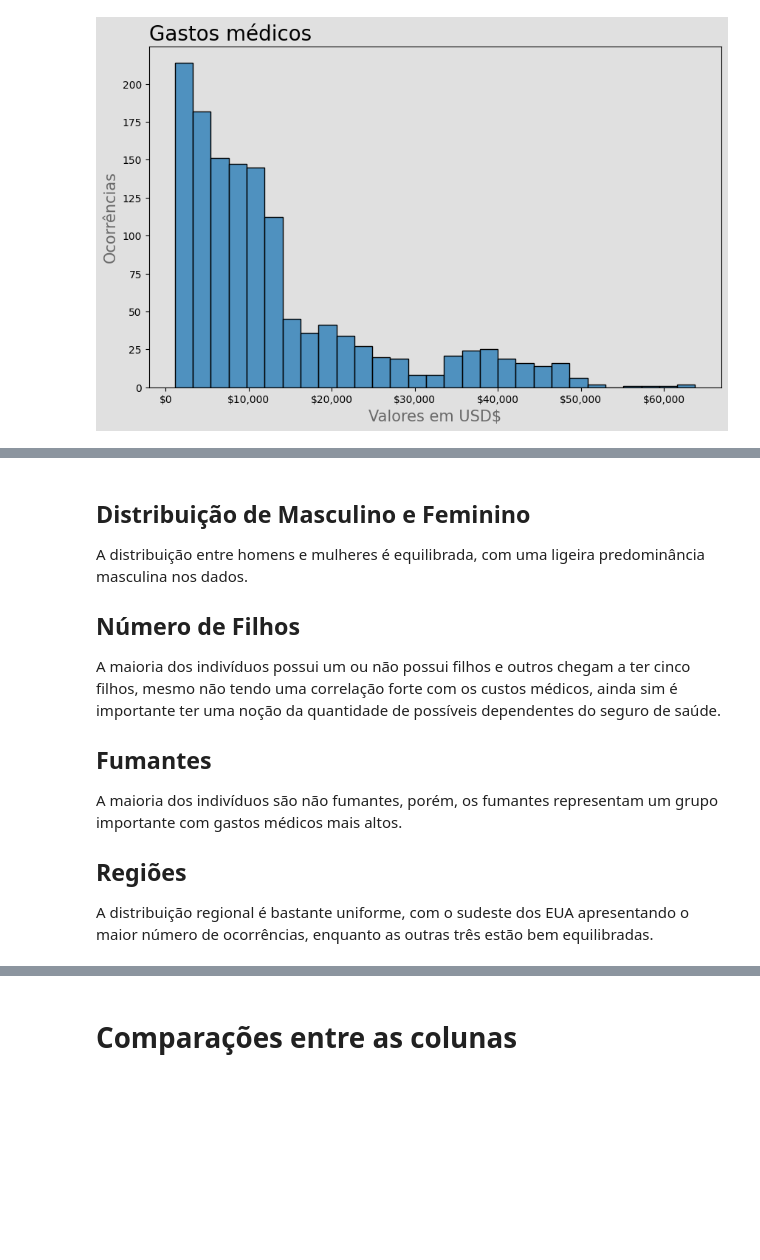
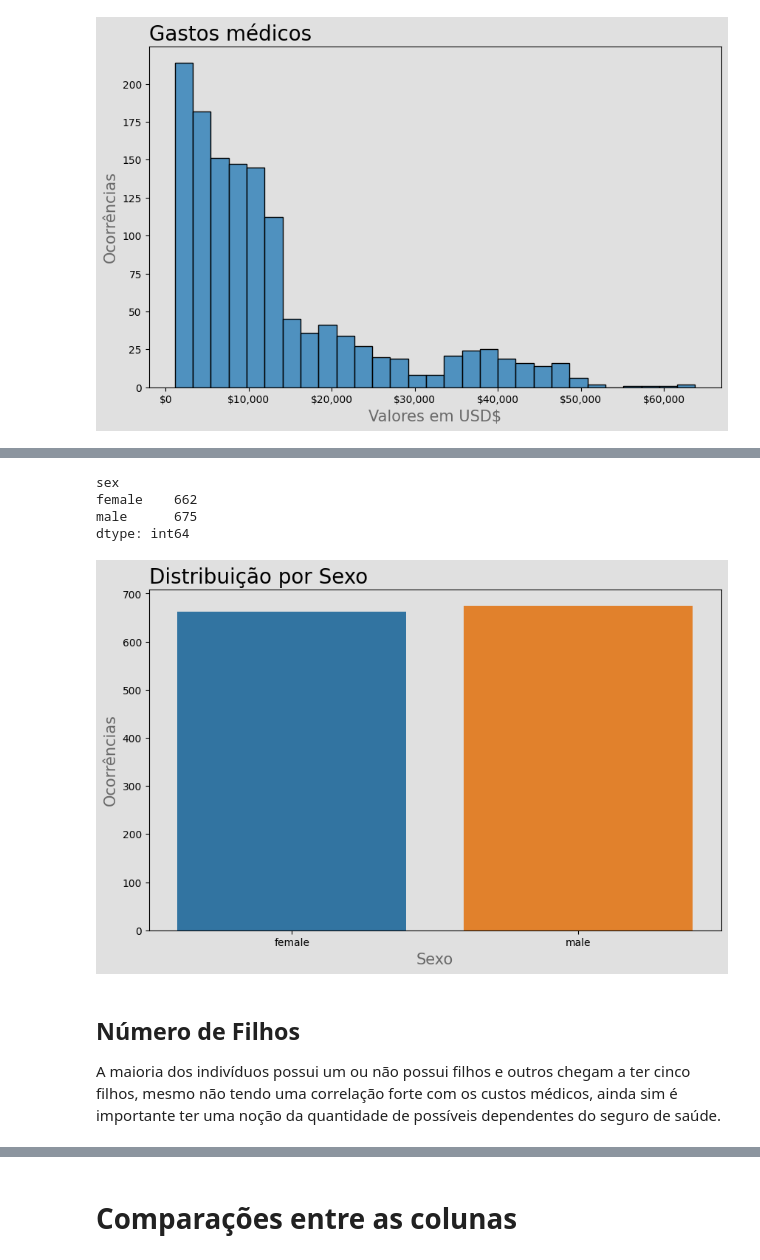
Before and after one commit to pedrocobalquini/Custo-Medico, a Jupyter notebook: custo_medico.ipynb, the cells around one changed output, grey strips where cells are left out. Saved outputs shown, nothing was run; the diff lists cells and outputs as text; code cells hidden in the pictures; blank space fills up the shorter version.

```diff
--- a/custo_medico.ipynb
+++ b/custo_medico.ipynb
@@ -212,16 +246,26 @@ plt.show()
+# %%
+db.groupby(['sex']).size()
+# %% [output]
+sex
+female    662
+male      675
+dtype: int64
+# %%
+plt.figure(figsize=(10, 6))
+
+sns.countplot(data=db, x="sex", hue="sex")
+
+plt.title('Distribuição por Sexo', fontsize=20, loc='left')
+plt.xlabel('Sexo', fontsize=15, color='#696969')
+plt.ylabel('Ocorrências', fontsize=15, color='#696969')
+
+plt.gca().set_facecolor('#E0E0E0')
+plt.gcf().set_facecolor('#E0E0E0')
+
+plt.show()
+# %% [output]
+[figure, added]
 # %% [markdown]
-## Distribuição de Masculino e Feminino
-
-A distribuição entre homens e mulheres é equilibrada, com uma ligeira predominância masculina nos dados.
-
 ## Número de Filhos
 
 A maioria dos indivíduos possui um ou não possui filhos e outros chegam a ter cinco filhos, mesmo não tendo uma correlação forte com os custos médicos, ainda sim é importante ter uma noção da quantidade de possíveis dependentes do seguro de saúde.
-
-## Fumantes
-
-A maioria dos indivíduos são não fumantes, porém, os fumantes representam um grupo importante com gastos médicos mais altos.
-
-## Regiões
-
-A distribuição regional é bastante uniforme, com o sudeste dos EUA apresentando o maior número de ocorrências, enquanto as outras três estão bem equilibradas.
```
Also changed, not shown: parts of 14 cells of this notebook.
